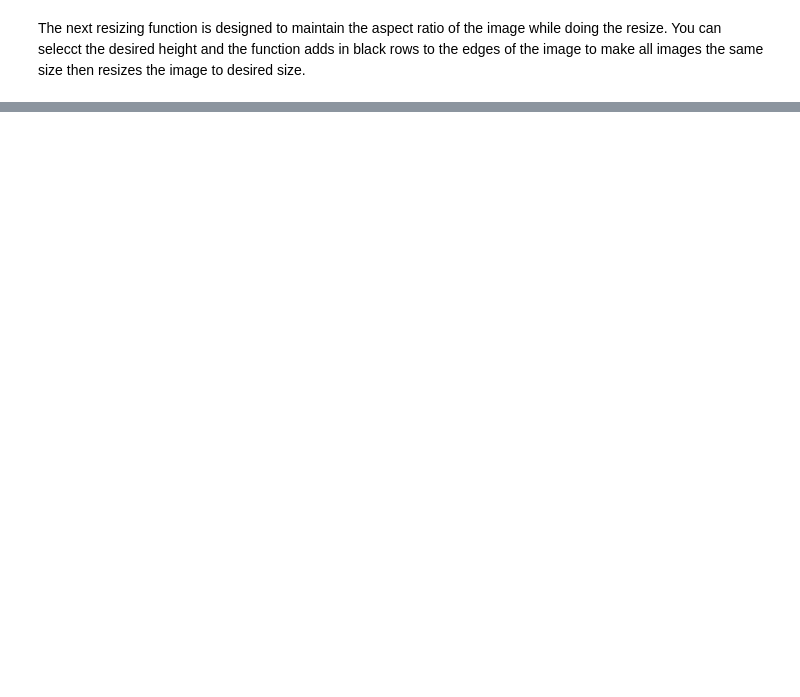
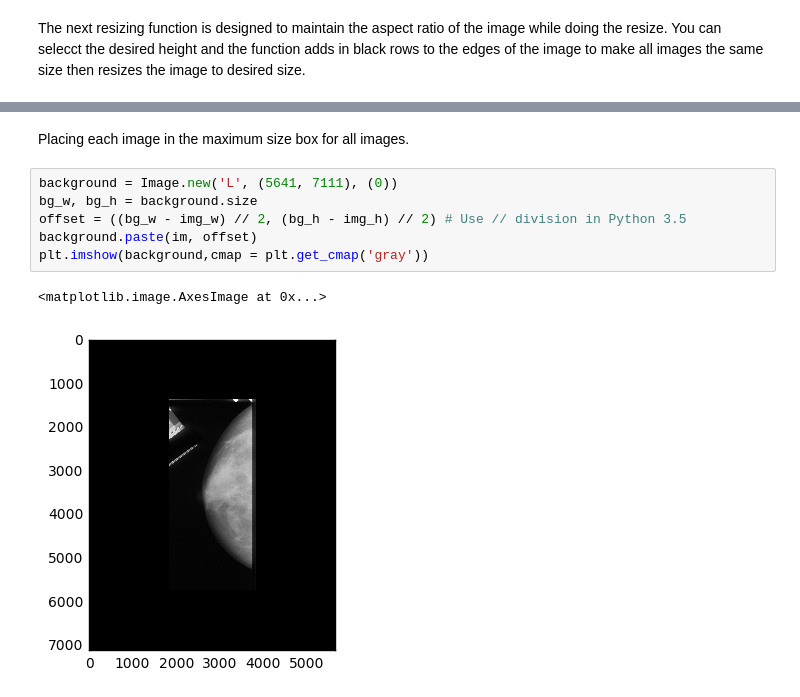
Before and after one commit to jnarhan/Breast_Cancer, a Jupyter notebook: src/img_preprocessing/Image_Resizing.ipynb, the cells around one changed output, grey strips where cells are left out. Drawn from its saved outputs; the diff is of its cells as text; blank space fills up the shorter version.

```diff
--- a/src/img_preprocessing/Image_Resizing.ipynb
+++ b/src/img_preprocessing/Image_Resizing.ipynb
@@ -37,0 +78,11 @@ import matplotlib.pyplot as plt
+# %% [markdown]
+Placing each image in the maximum size box for all images.
+# %%
+background = Image.new('L', (5641, 7111), (0))
+bg_w, bg_h = background.size
+offset = ((bg_w - img_w) // 2, (bg_h - img_h) // 2) # Use // division in Python 3.5
+background.paste(im, offset)
+plt.imshow(background,cmap = plt.get_cmap('gray'))
+# %% [output]
+<matplotlib.image.AxesImage at 0x...>
+[figure, added]
```
Also changed, not shown: parts of 7 cells of this notebook.
